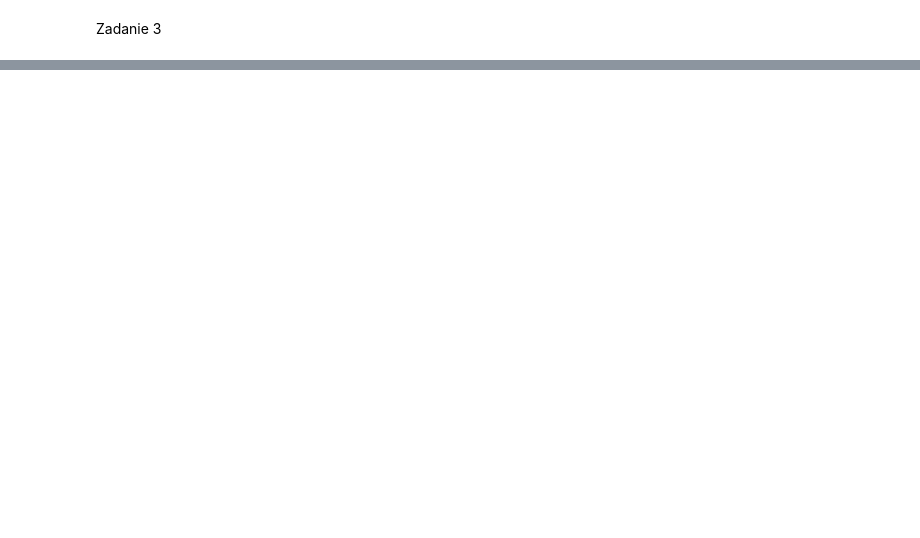
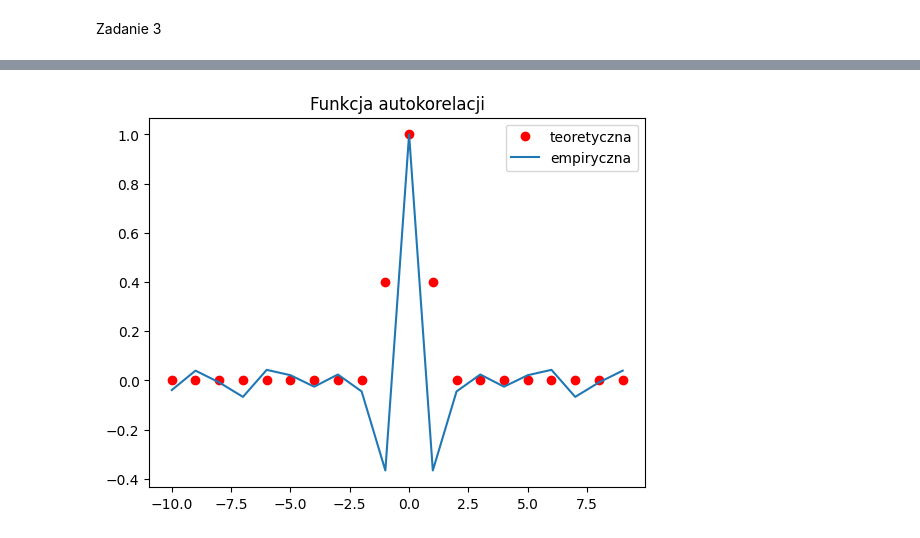
Before and after one commit to rafglo/Computer-Analysis-of-Time-Series, a Jupyter notebook: lista4.ipynb, the cells around one changed output, grey strips where cells are left out. Saved outputs shown, nothing was run; the diff lists cells and outputs as text; code cells hidden in the pictures; blank space fills up the shorter version.

```diff
--- a/lista4.ipynb
+++ b/lista4.ipynb
@@ -53,0 +98,32 @@ plt.show()
+# %%
+def ma1_teo_acf(h, theta):
+    if h == 0:
+        return 1
+    elif h == 1 or h == -1:
+        return theta / (1 + theta**2)
+    else:
+        return 0
+# %%
+def ma1_sample(n, sigma, theta):
+    z = np.random.normal(0, sigma, n+1)
+    x = np.zeros(n)
+    for i in range(1,n+1):
+        x[i-1] = z[i] - theta * z[i-1]
+    return x
+# %%
+x = ma1_sample(1000, sigma, theta)
+# %%
+teo_acf, emp_acf, teo_acvf, emp_acvf = [], [], [], []
+for h in hs:
+    teo_acf.append(ma1_teo_acf(h, theta))
+    emp_acf.append(autokorelacja(h, x))
+    teo_acvf.append(ma1_teo_acvf(h, sigma, theta))
+    emp_acvf.append(autokowariancja(h, x))
+# %%
+plt.plot(hs, teo_acf, "ro", label="teoretyczna")
+plt.plot(hs, emp_acf, label="empiryczna")
+plt.legend(loc="best")
+plt.title("Funkcja autokorelacji")
+plt.show()
+# %% [output]
+[figure, added]
```
Also changed, not shown: parts of 9 cells of this notebook.
